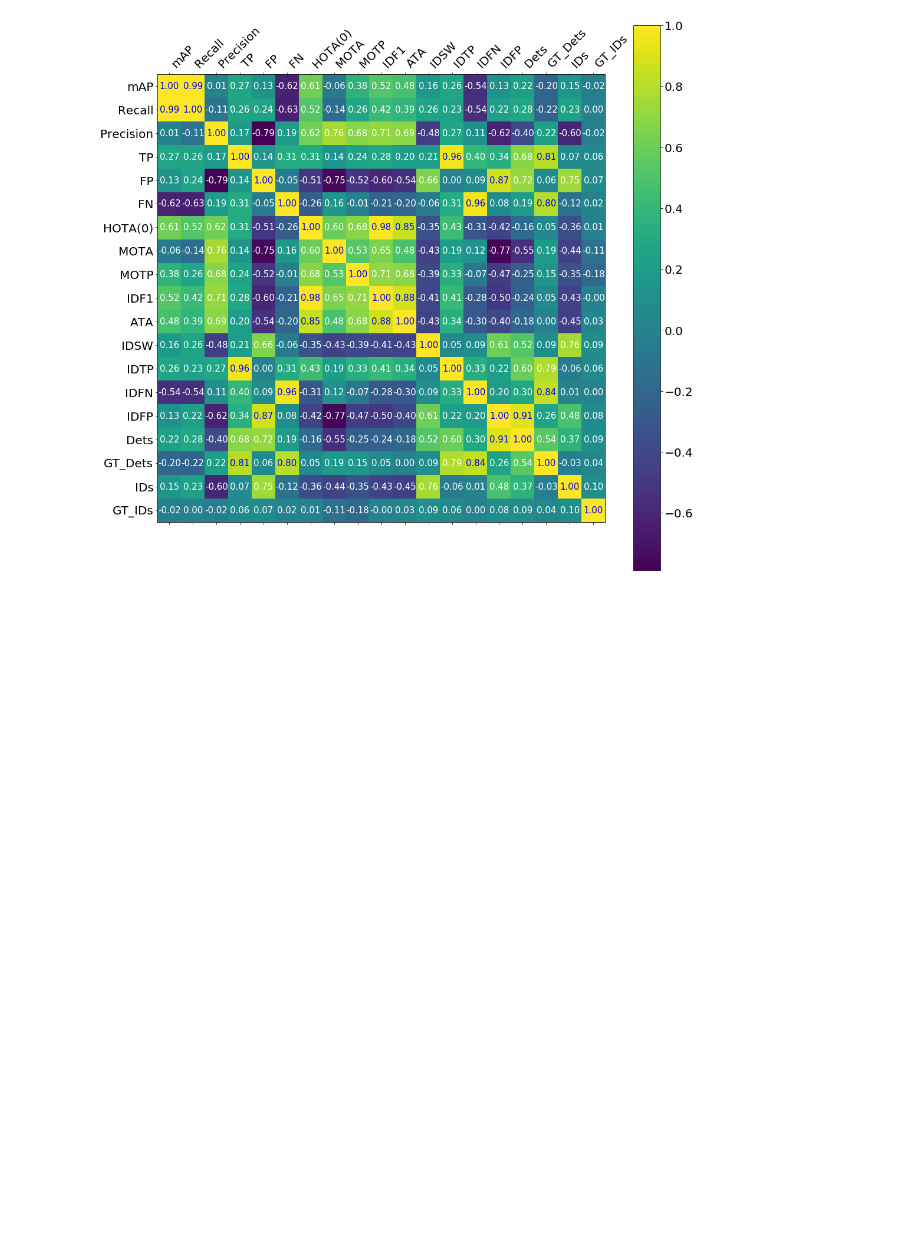
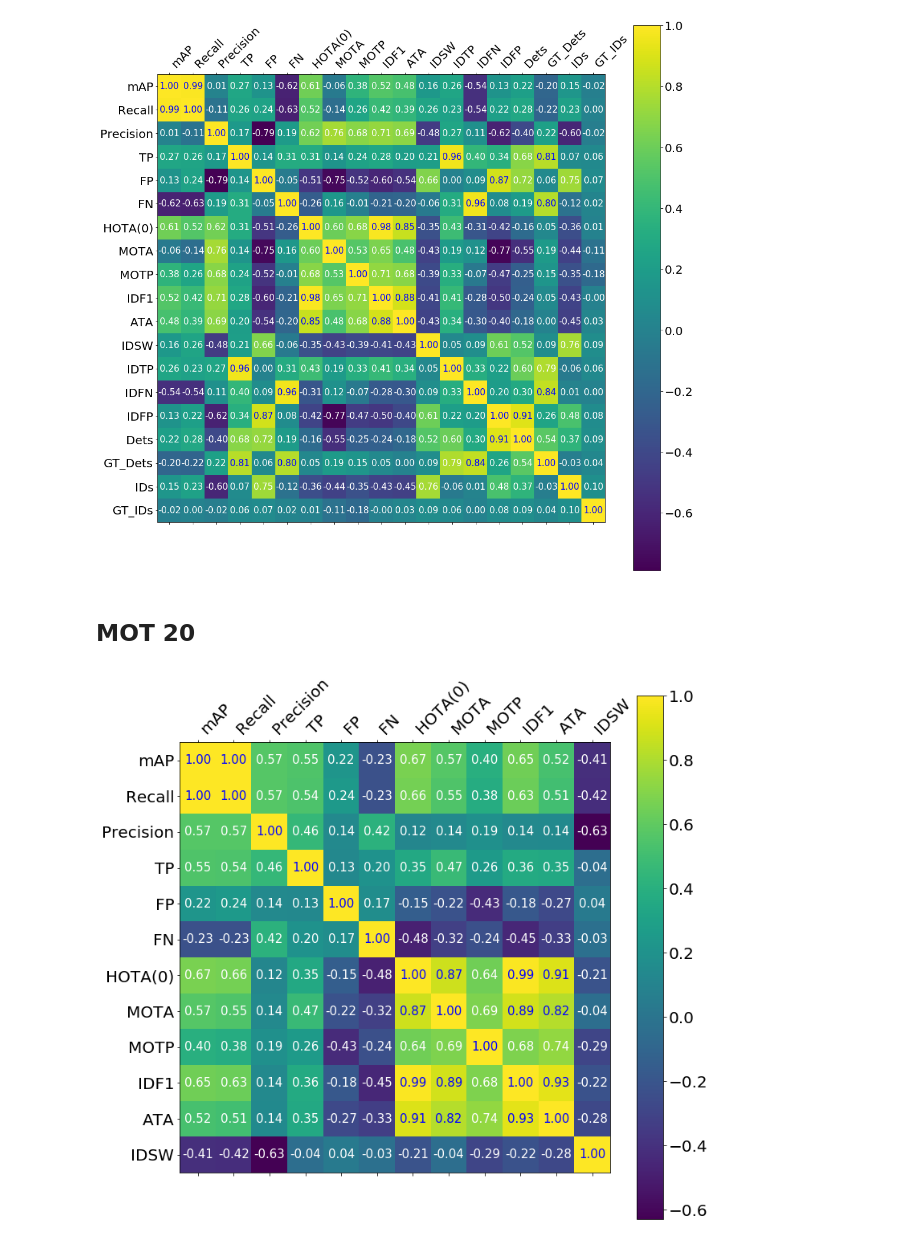
Before and after one commit to JorgeMunnozAguado/MOT-experimental-framework, a Jupyter notebook: analysis/Comparison.ipynb, the cells around one changed output. Saved outputs shown, nothing was run; the diff lists cells and outputs as text; code cells hidden in the pictures; blank space fills up the shorter version.

```diff
--- a/analysis/Comparison.ipynb
+++ b/analysis/Comparison.ipynb
@@ -159,3 +163,12 @@ result_m = aux.correlation_metrics(tb, metrics)
 aux.plot_matrix(result_m, metrics, figsize=(17, 17))
 # %% [output]
 [figure]
+# %% [markdown]
+## MOT 20
+# %%
+metrics = ['mAP', 'Recall', 'Precision', 'TP', 'FP', 'FN', 'HOTA(0)', 'MOTA', 'MOTP', 'IDF1', 'ATA', 'IDSW']
+result_m = aux.correlation_metrics(tb_20, metrics)
+
+aux.plot_matrix(result_m, metrics)
+# %% [output]
+[figure, added]
```
Also changed, not shown: parts of 3 cells of this notebook, 5 other files.
